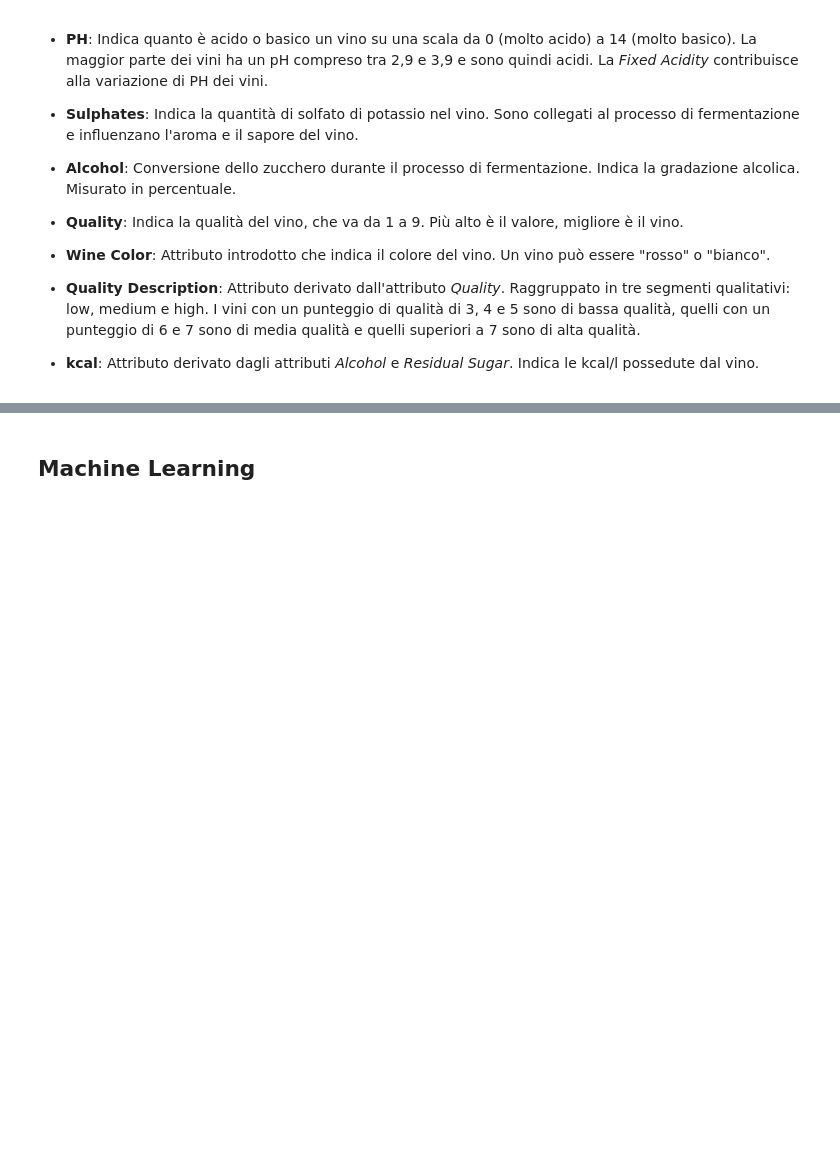
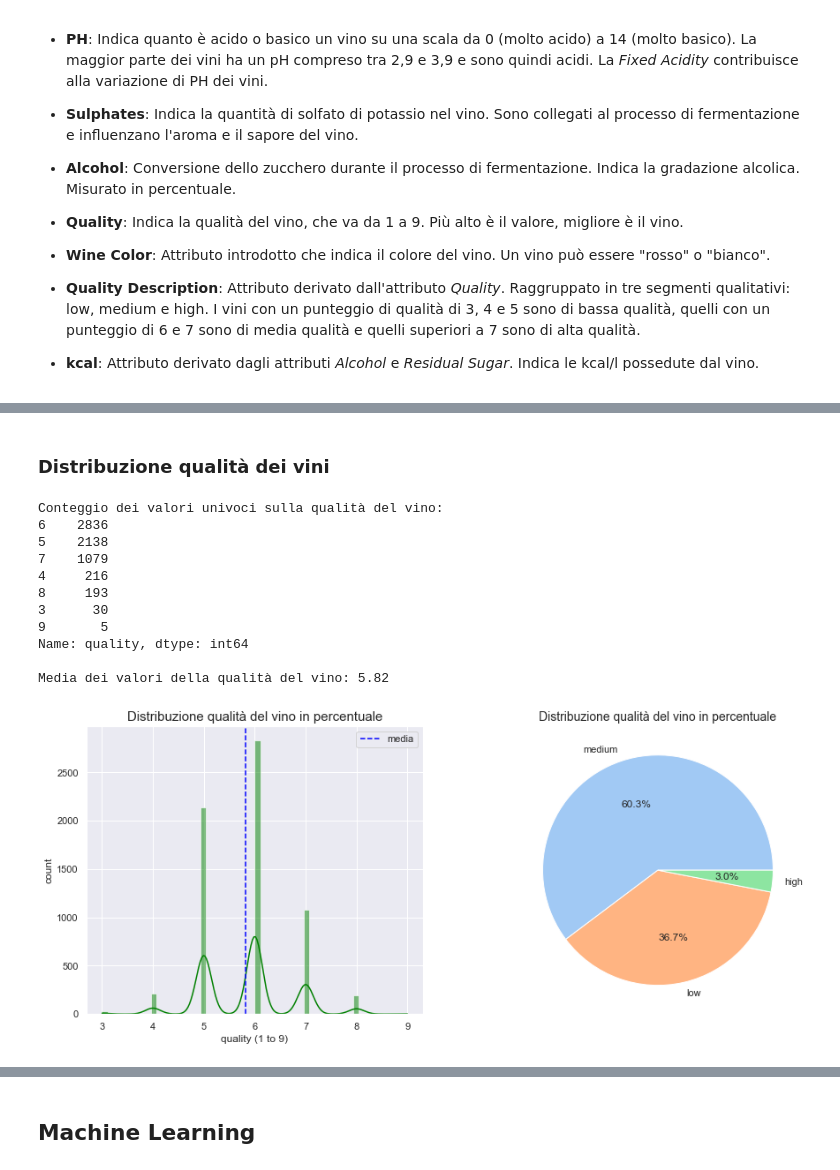
Before and after one commit to enrimon15/datascience-wine-quality, a Jupyter notebook: Wine Analysis.ipynb, the cells around one changed output, grey strips where cells are left out. Saved outputs shown, nothing was run; the diff lists cells and outputs as text; code cells hidden in the pictures; blank space fills up the shorter version.

```diff
--- a/Wine Analysis.ipynb
+++ b/Wine Analysis.ipynb
@@ -449,0 +435,46 @@ pd.concat([ls, ms, hs], axis=1, keys=['Low Quality Wine', 'Medium Quality Wine',
+# %% [markdown]
+### Distribuzione qualità dei vini
+# %%
+quality = df_wines['quality']
+count_quality = quality.value_counts()
+mean_quality = round(quality.mean(),2)
+
+print('Conteggio dei valori univoci sulla qualità del vino:')
+print(count_quality)
+print()
+
+print('Media dei valori della qualità del vino:', mean_quality)
+
+
+fig, ax = plt.subplots(1,2, figsize=(15, 6), squeeze=False)
+
+bar = ax[0][0]
+sns.histplot(quality, color='green', ax=bar, kde=True)
+bar.axvline(mean_quality, linestyle='dashed', label='media', color='blue')
+bar.legend(loc='upper right')
+bar.set_xlabel('quality (1 to 9)')
+bar.set_ylabel('count')
+bar.set_title('Distribuzione qualità del vino in percentuale', fontsize=15)
+
+count_quality_desc = df_wines['quality description'].value_counts()
+label_quality_desc = count_quality_desc.index.values
+pie = ax[0,1]
+pie.set_title('Distribuzione qualità del vino in percentuale', fontsize=14)
+colors = sns.color_palette('pastel')[0:5]
+pie.pie(count_quality_desc, autopct="%1.1f%%", colors=colors, labels = label_quality_desc)
+#pie.legend(labels=label_quality_desc, loc="upper right", fontsize=10);
+
+plt.show()
+# %% [output]
+Conteggio dei valori univoci sulla qualità del vino:
+6    2836
+5    2138
+7    1079
+4     216
+8     193
+3      30
+9       5
+Name: quality, dtype: int64
+
+Media dei valori della qualità del vino: 5.82
+[figure, new version]
```
Also changed, not shown: parts of 62 cells of this notebook.
